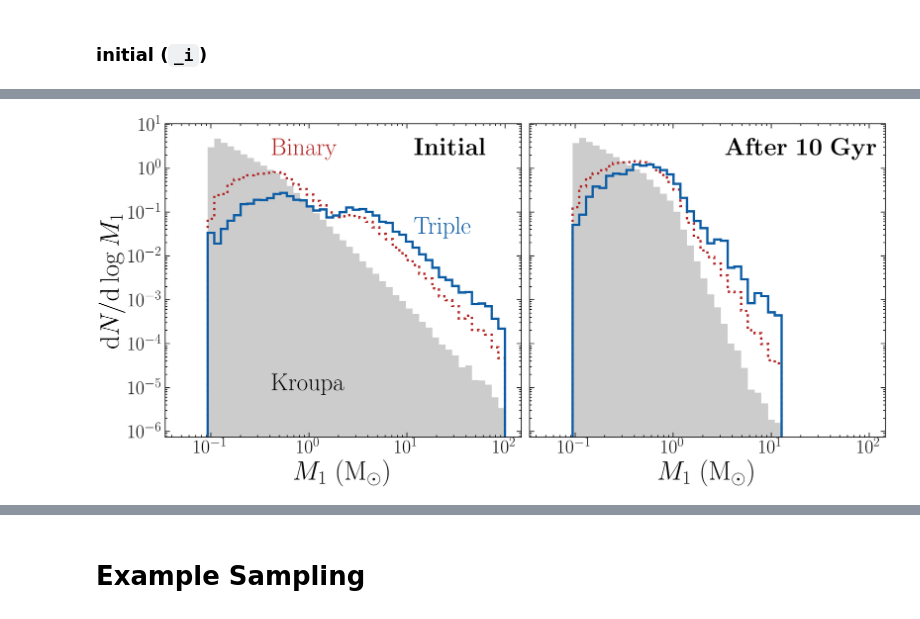
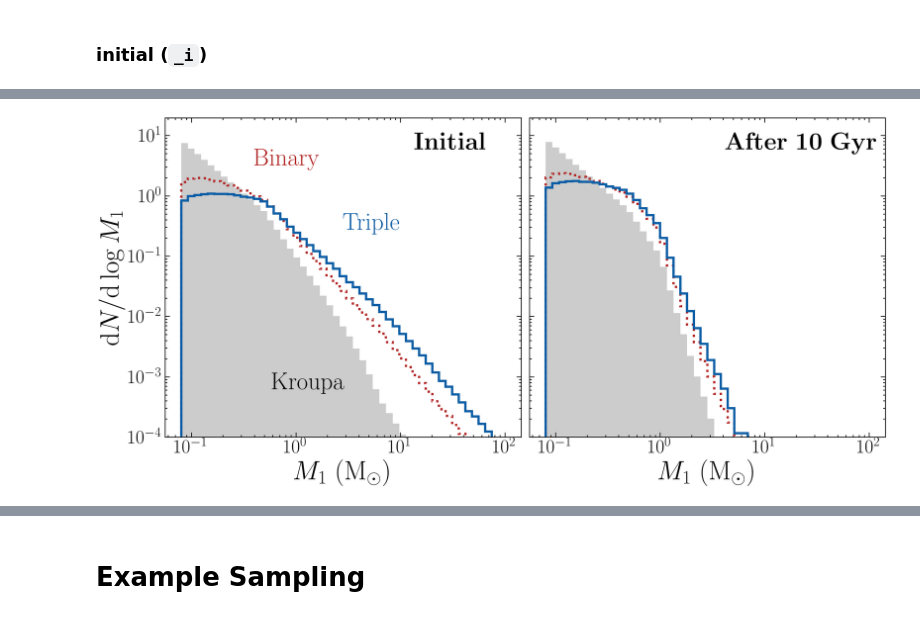
Before and after one commit to cheyanneshariat/gaia_triples, a Jupyter notebook: sampling_triples.ipynb, the cells around one changed output, grey strips where cells are left out. Drawn from its saved outputs; the diff is of its cells as text; code cells hidden in the pictures.

```diff
--- a/sampling_triples.ipynb
+++ b/sampling_triples.ipynb
@@ -172,0 +108,16 @@ Median primary mass in triples: 0.67
+# %%
+# import mass-MS lifetime from MIST isochones
+mass_age_MS = pd.read_csv("./Data/MS_mass_age.csv")
+masses, MS_lifetime = mass_age_MS['Mass'].values, mass_age_MS['Age'].values
+
+# Interpolate mass-ms_lifetime to see which triples are still on the main sequence
+mass_age_interp = interp1d(masses, MS_lifetime, kind='linear', fill_value="extrapolate")
+
+# MS lifetime of each binary
+initial_binaries.loc[:, 'ms_lifetime1'] = mass_age_interp(initial_binaries['mass_1'].values)
+initial_binaries.loc[:, 'ms_lifetime2'] = mass_age_interp(initial_binaries['mass_2'].values)
+
+# MS lifetime of each triples
+inner_binaries_triples_i.loc[:, 'ms_lifetime1'] = mass_age_interp(inner_binaries_triples_i['mass_1'].values)
+inner_binaries_triples_i.loc[:, 'ms_lifetime2'] = mass_age_interp(inner_binaries_triples_i['mass_2'].values)
+inner_binaries_triples_i.loc[:, 'ms_lifetime3'] = mass_age_interp(inner_binaries_triples_i['mass_3'].values)
@@ -173,33 +182,39 @@ Median primary mass in triples: 0.67
 # %%
-fig, axes = plt.subplots(1, 2, figsize=(15, 7),sharey=True)
+fig, axes = plt.subplots(1, 2, figsize=(15, 7),sharey=True,sharex=True)
 
-# First plot
-bins = np.logspace(np.log10(0.05), np.log10(100.), 50)
-axes[0].hist(m1s_constantSFR_i, bins=bins, density=True, histtype='stepfilled', color='k', linewidth=3, label='', alpha=0.2)
-axes[0].hist(m1s_binaries_i, bins=bins, density=True, histtype='step', color='firebrick', linewidth=3, label='Binary', linestyle=':')
-axes[0].hist(m1s_triples_i, bins=bins, density=True, histtype='step', color='C0', linewidth=3, label='Triple')
+# First plot: Initial Primary Masses
+bins = np.logspace(np.log10(0.08), np.log10(100.), 50)
 
+# Histograms
+axes[0].hist(m1s_single, bins=bins, density=True, histtype='stepfilled', color='k', linewidth=3, label='', alpha=0.2)
+axes[0].hist(initial_binaries['mass_1'], bins=bins, density=True, histtype='step', color='firebrick', linewidth=3, label='Binary', linestyle=':')
+axes[0].hist(inner_binaries_triples_i['mass_1'], bins=bins, density=True, histtype='step', color='C0', linewidth=3, label='Triple')
+
+# Formatting
 axes[0].set_xlabel(r"$M_1~{\rm (M_\odot)}$", fontsize=35)
 axes[0].set_ylabel(r"${\rm d}N/{\rm d}\log M_1$", fontsize=35)
 axes[0].text(0.3, 0.15, "Kroupa", transform=axes[0].transAxes, fontsize=32, color='k')
-axes[0].text(0.3, 0.9, "Binary", transform=axes[0].transAxes, fontsize=32, color='firebrick')
-axes[0].text(0.7, 0.65, "Triple", transform=axes[0].transAxes, fontsize=32, color='C0')
+axes[0].text(0.25, 0.85, "Binary", transform=axes[0].transAxes, fontsize=32, color='firebrick')
+axes[0].text(0.5, 0.65, "Triple", transform=axes[0].transAxes, fontsize=32, color='C0')
 axes[0].text(0.7, 0.9, r"${\bf Initial}$", transform=axes[0].transAxes, fontsize=32, color='k')
 axes[0].tick_params(axis='both', labelsize=25)
 axes[0].loglog()
+axes[0].set_ylim(bottom=1e-4)
 
-# Second plot
-bins = np.logspace(np.log10(0.05), np.log10(100.), 49)
-axes[1].hist(m1s_constantSFR, bins=bins, density=True, histtype='stepfilled', color='k', linewidth=3, label='', alpha=0.2)
-axes[1].hist(m1s_binaries, bins=bins, density=True, histtype='step', color='firebrick', linewidth=3, label='Binary', linestyle=':')
-axes[1].hist(m1s_triples, bins=bins, density=True, histtype='step', color='C0', linewidth=3, label='Triple')
+# Second plot: Final Primary Masses
+bins = np.logspace(np.log10(0.08), np.log10(100.), 49)
 
+# Histograms
+axes[1].hist(m1s_singles_on_ms, bins=bins, density=True, histtype='stepfilled', color='k', linewidth=3, label='', alpha=0.2)
+axes[1].hist(initial_binaries_on_ms['mass_1'], bins=bins, density=True, histtype='step', color='firebrick', linewidth=3, label='Binary', linestyle=':')
+axes[1].hist(inner_binaries_triples_on_ms['mass_1'], bins=bins, density=True, histtype='step', color='C0', linewidth=3, label='Triple')
+
+# Formatting
 axes[1].set_xlabel(r"$M_1~{\rm (M_\odot)}$", fontsize=35)
 axes[1].text(0.55, 0.9, r"${\bf After~10~Gyr}$", transform=axes[1].transAxes, fontsize=32, color='k')
 axes[1].tick_params(axis='both', labelsize=25)
-axes[1].loglog()
 
 plt.tight_layout()
 plt.show()
 # %% [output]
-[figure, old version]
+[figure, new version]
```
Also changed, not shown: parts of 39 cells of this notebook, 1 other file.
